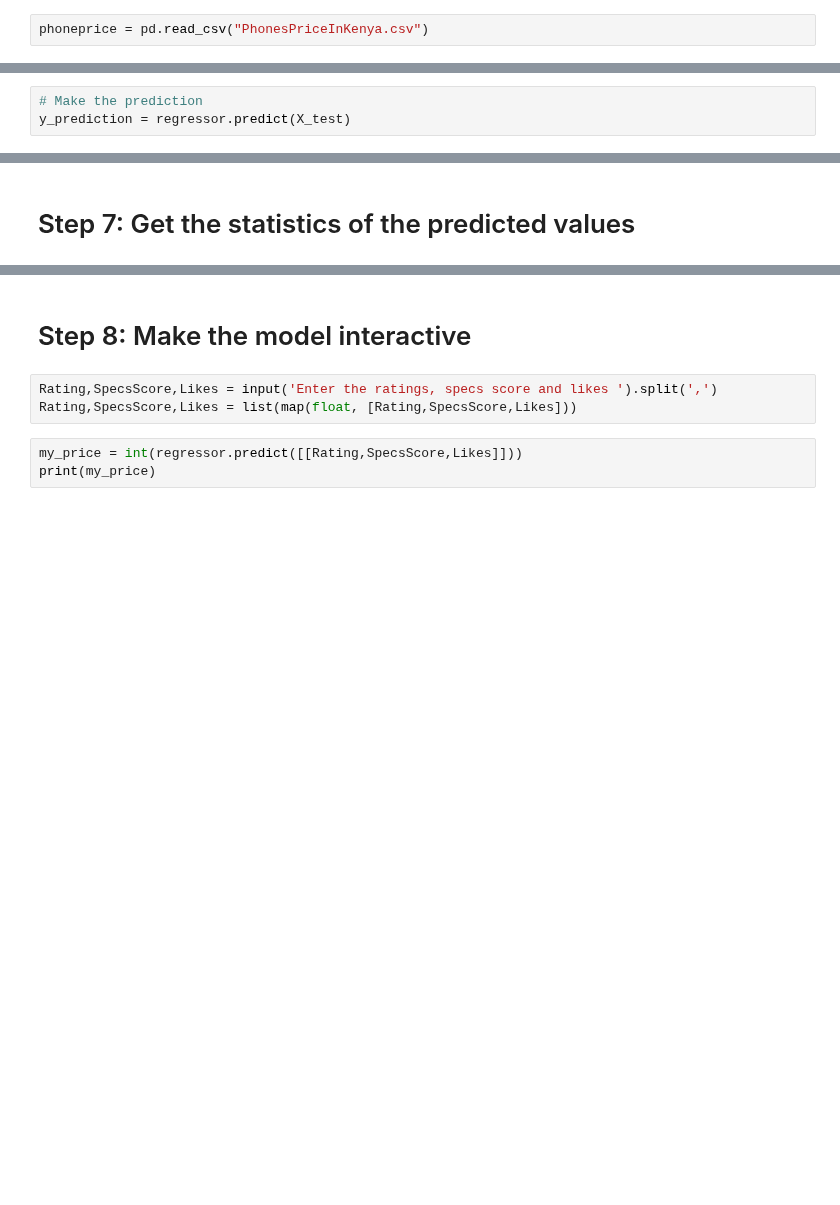
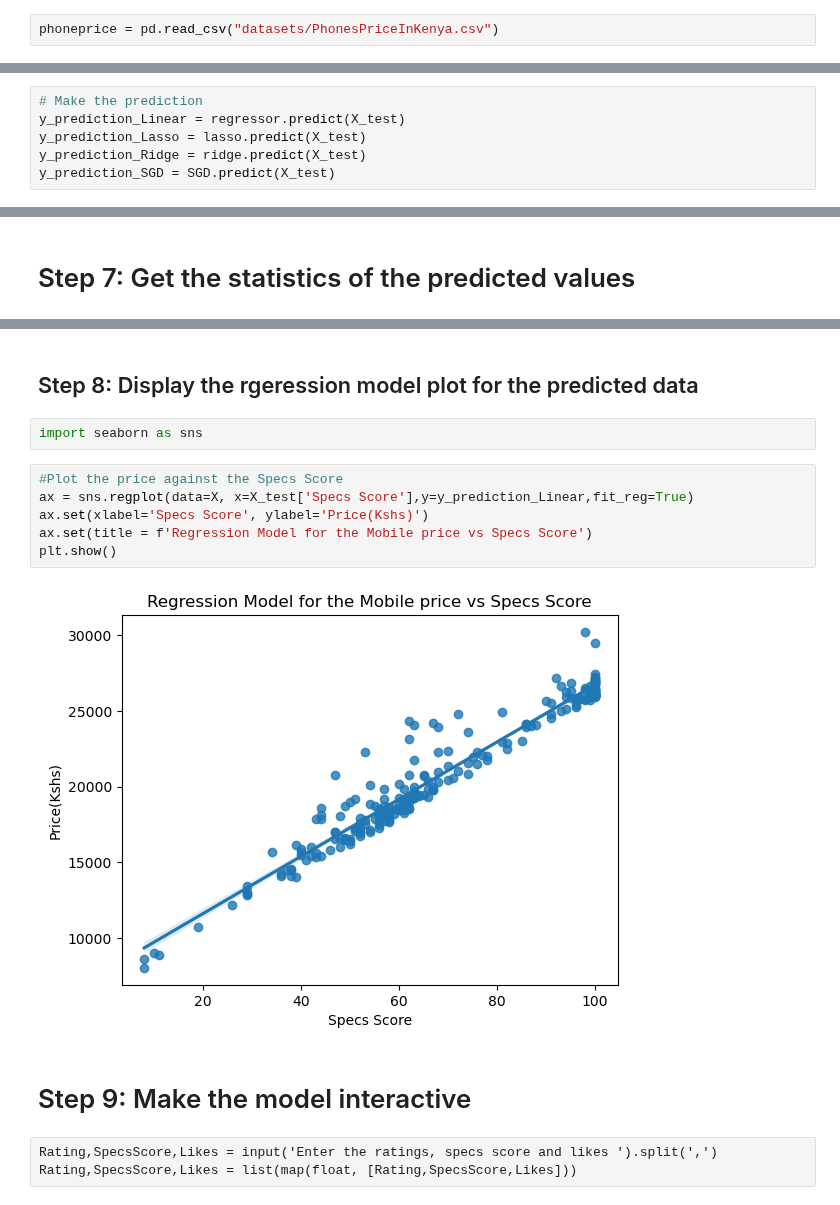
Before and after one commit to ednamilgo/Machine-Learning, a Jupyter notebook: LinearRegressionPrices.ipynb, the cells around one changed output, grey strips where cells are left out. Drawn from its saved outputs; the diff is of its cells as text; blank space fills up the shorter version.

```diff
--- a/LinearRegressionPrices.ipynb
+++ b/LinearRegressionPrices.ipynb
@@ -29,7 +29,7 @@ import pandas as pd
 # %% [markdown]
 The Pandas library has an easy way to load in data, read_csv():
 # %%
-phoneprice = pd.read_csv("PhonesPriceInKenya.csv")
+phoneprice = pd.read_csv("datasets/PhonesPriceInKenya.csv")
 # %% [markdown]
 In order to view the data, how they are arranged we can use the head() function which shows the first 5 rows of data. To see the last five we use iris.head(-5)
 # %%
@@ -165,6 +171,9 @@ LinearRegression()
 # %%
 # Make the prediction
-y_prediction = regressor.predict(X_test)
+y_prediction_Linear = regressor.predict(X_test)
+y_prediction_Lasso = lasso.predict(X_test)
+y_prediction_Ridge = ridge.predict(X_test)
+y_prediction_SGD = SGD.predict(X_test)
 # %% [markdown]
 # Step 6: Metrics and Scores
 
@@ -204,8 +245,17 @@ prediction_pd.describe()
+# %% [markdown]
+## Step 8:  Display the rgeression model plot for the predicted data
+# %%
+import seaborn as sns
+# %%
+#Plot the price against the Specs Score
+ax = sns.regplot(data=X, x=X_test['Specs Score'],y=y_prediction_Linear,fit_reg=True)
+ax.set(xlabel='Specs Score', ylabel='Price(Kshs)')
+ax.set(title = f'Regression Model for the Mobile price vs Specs Score')
+plt.show()
+# %% [output]
+[figure, added]
 # %% [markdown]
-# Step 8: Make the model interactive
+# Step 9: Make the model interactive
-# %%
-Rating,SpecsScore,Likes = input('Enter the ratings, specs score and likes ').split(',')
-Rating,SpecsScore,Likes = list(map(float, [Rating,SpecsScore,Likes]))
-# %%
-my_price = int(regressor.predict([[Rating,SpecsScore,Likes]]))
-print(my_price)
+# %% [raw]
+Rating,SpecsScore,Likes = input('Enter the ratings, specs score and likes ').split(',')
+Rating,SpecsScore,Likes = list(map(float, [Rating,SpecsScore,Likes]))
```
Also changed, not shown: parts of 11 cells of this notebook.
